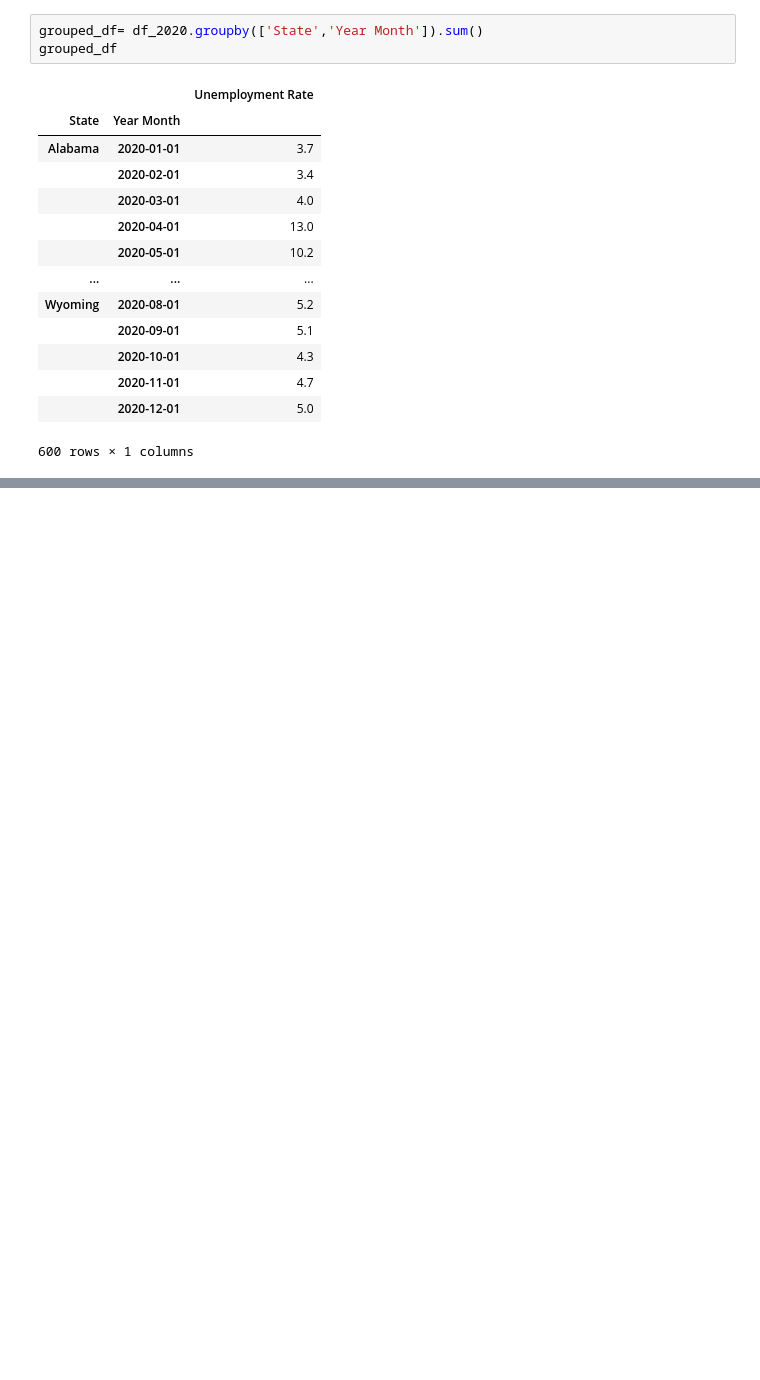
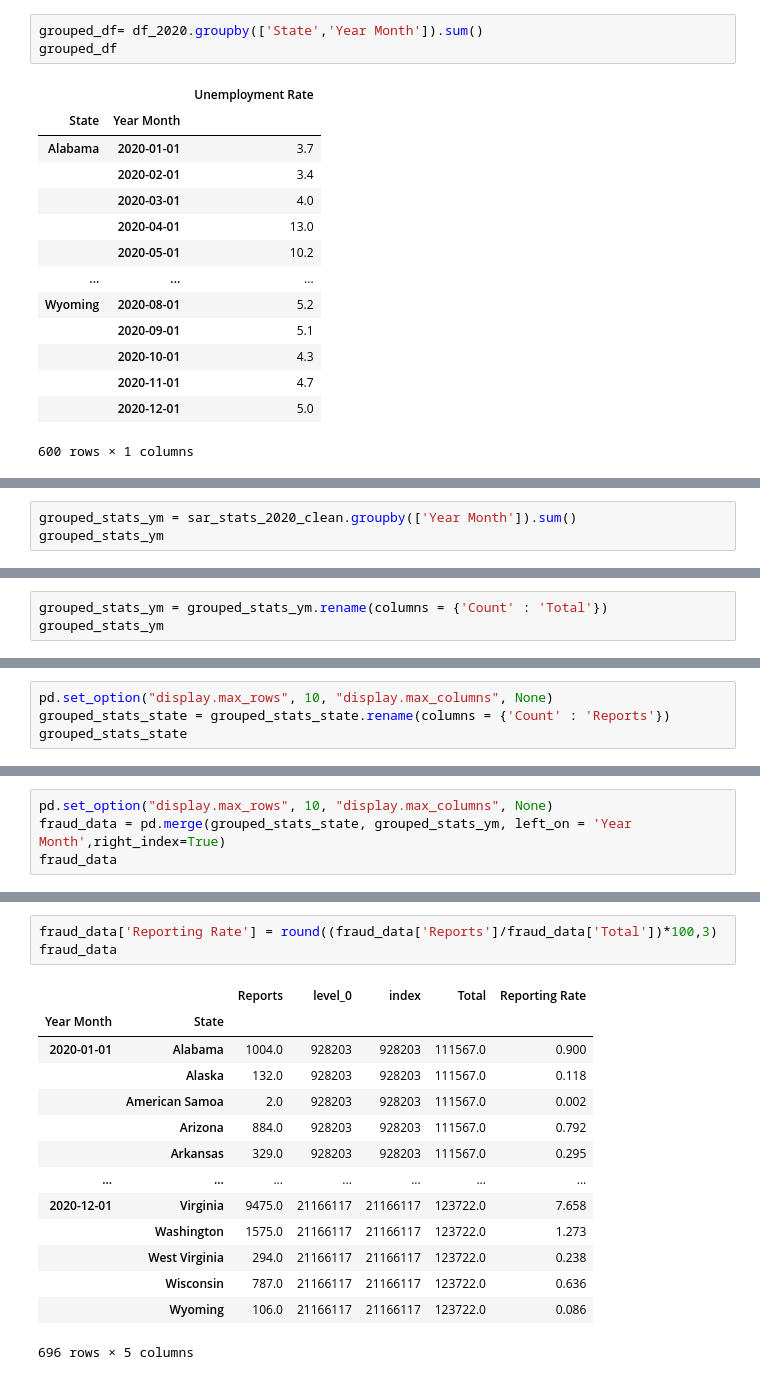
Before and after one commit to AkanSri/Project-1, a Jupyter notebook: Personal/sar_stat_2020_1.ipynb, the cells around one changed output, grey strips where cells are left out. Cells and saved outputs as stored; diff of their text form; blank space fills up the shorter version.

```diff
--- a/Personal/sar_stat_2020_1.ipynb
+++ b/Personal/sar_stat_2020_1.ipynb
@@ -286,0 +299,3 @@ stat_pct_chg.dropna()
+# %%
+grouped_stats_ym = sar_stats_2020_clean.groupby(['Year Month']).sum()
+grouped_stats_ym
@@ -286,0 +317,3 @@ stat_pct_chg.dropna()
+# %%
+grouped_stats_ym = grouped_stats_ym.rename(columns = {'Count' : 'Total'})
+grouped_stats_ym
@@ -286,0 +335,4 @@ stat_pct_chg.dropna()
+# %%
+pd.set_option("display.max_rows", 10, "display.max_columns", None)
+grouped_stats_state = grouped_stats_state.rename(columns = {'Count' : 'Reports'})
+grouped_stats_state
@@ -286,0 +354,4 @@ stat_pct_chg.dropna()
+# %%
+pd.set_option("display.max_rows", 10, "display.max_columns", None)
+fraud_data = pd.merge(grouped_stats_state, grouped_stats_ym, left_on = 'Year Month',right_index=True)
+fraud_data
@@ -286,0 +373,18 @@ stat_pct_chg.dropna()
+# %%
+fraud_data['Reporting Rate'] = round((fraud_data['Reports']/fraud_data['Total'])*100,3)
+fraud_data
+# %% [output]
+|  |  | Reports | level_0 | index | Total | Reporting Rate |
+| Year Month | State |  |  |  |  |  |
+| 2020-01-01 | Alabama | 1004.0 | 928203 | 928203 | 111567.0 | 0.900 |
+|  | Alaska | 132.0 | 928203 | 928203 | 111567.0 | 0.118 |
+|  | American Samoa | 2.0 | 928203 | 928203 | 111567.0 | 0.002 |
+|  | Arizona | 884.0 | 928203 | 928203 | 111567.0 | 0.792 |
+|  | Arkansas | 329.0 | 928203 | 928203 | 111567.0 | 0.295 |
+| ... | ... | ... | ... | ... | ... | ... |
+| 2020-12-01 | Virginia | 9475.0 | 21166117 | 21166117 | 123722.0 | 7.658 |
+|  | Washington | 1575.0 | 21166117 | 21166117 | 123722.0 | 1.273 |
+|  | West Virginia | 294.0 | 21166117 | 21166117 | 123722.0 | 0.238 |
+|  | Wisconsin | 787.0 | 21166117 | 21166117 | 123722.0 | 0.636 |
+|  | Wyoming | 106.0 | 21166117 | 21166117 | 123722.0 | 0.086 |
+696 rows × 5 columns
```
Also changed, not shown: parts of 21 cells of this notebook, 2 other files.
